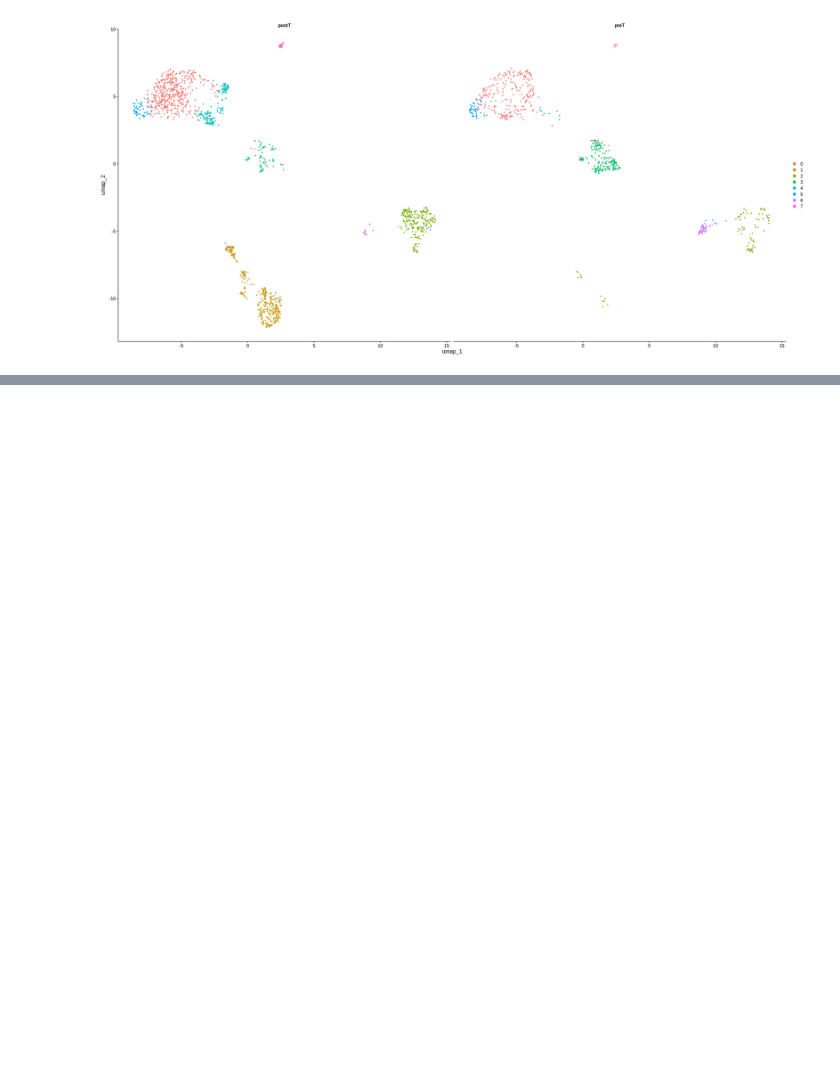
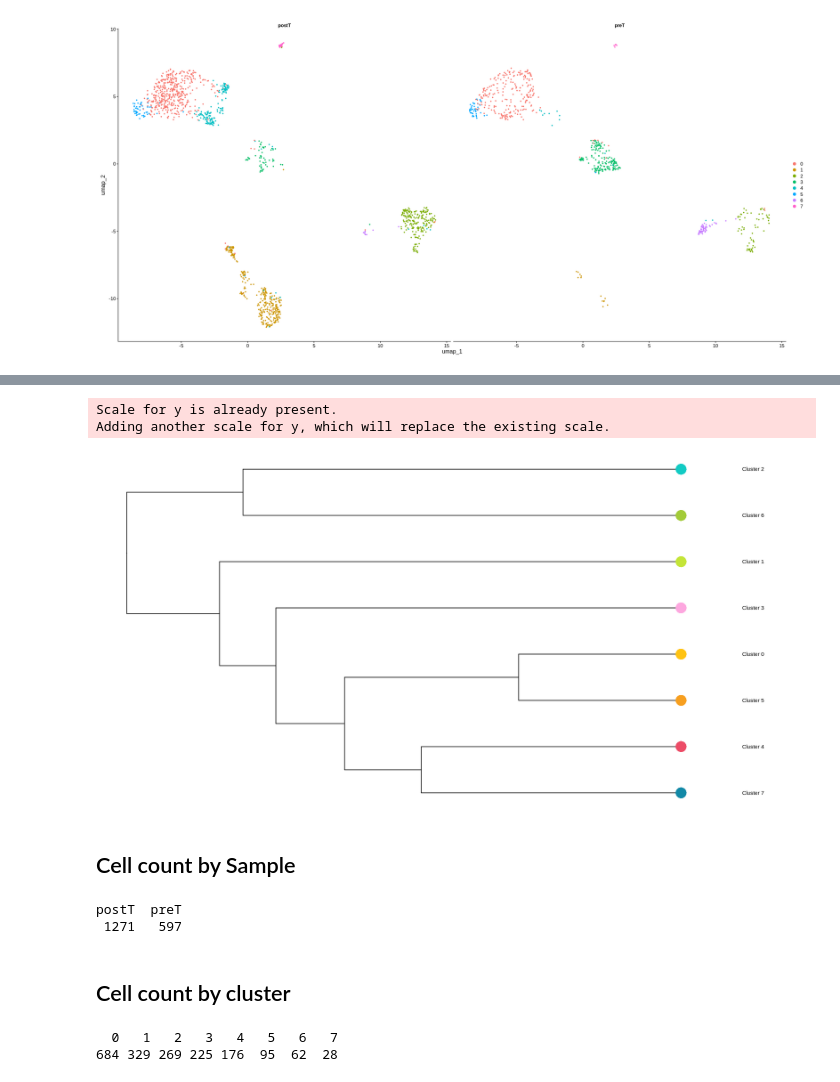
Before and after one commit to anwaruddin1/Bioinformatics-Workshop, a Jupyter notebook: 01_scRNAseq_analysis.ipynb, the cells around one changed output, grey strips where cells are left out. Drawn from its saved outputs; the diff is of its cells as text; code cells hidden in the pictures; blank space fills up the shorter version.

```diff
--- a/01_scRNAseq_analysis.ipynb
+++ b/01_scRNAseq_analysis.ipynb
@@ -664,0 +680,23 @@ A data.frame: 6 × 10
+# %%
+custom_colors <- list()
+
+colors_dutch <- c(
+  '#FFC312','#C4E538','#12CBC4','#FDA7DF','#ED4C67',
+  '#F79F1F','#A3CB38','#1289A7','#D980FA','#B53471',
+  '#EE5A24','#009432','#0652DD','#9980FA','#833471',
+  '#EA2027','#006266','#1B1464','#5758BB','#6F1E51'
+)
+
+colors_spanish <- c(
+  '#40407a','#706fd3','#f7f1e3','#34ace0','#33d9b2',
+  '#2c2c54','#474787','#aaa69d','#227093','#218c74',
+  '#ff5252','#ff793f','#d1ccc0','#ffb142','#ffda79',
+  '#b33939','#cd6133','#84817a','#cc8e35','#ccae62'
+)
+
+custom_colors$discrete <- c(colors_dutch, colors_spanish)
+
+custom_colors$cell_cycle <- setNames(
+  c('#45aaf2', '#f1c40f', '#e74c3c', '#7f8c8d'),
+  c('G1',      'S',       'G2M',     '-')
+)
@@ -664,0 +801,38 @@ A data.frame: 6 × 10
+# %%
+seurat <- BuildClusterTree(
+  obj_combined.integrated_res,
+  dims = 1:15,
+  reorder = FALSE,
+  reorder.numeric = FALSE
+)
+# %%
+tree <- seurat@tools$BuildClusterTree
+tree$tip.label <- paste0("Cluster ", tree$tip.label)
+
+p <- ggtree::ggtree(tree, aes(x, y)) +
+  scale_y_reverse() +
+  ggtree::geom_tree() +
+  ggtree::theme_tree() +
+  ggtree::geom_tiplab(offset = 1) +
+  ggtree::geom_tippoint(color = custom_colors$discrete[1:length(tree$tip.label)], shape = 16, size = 10) +
+  coord_cartesian(clip = 'off') +
+  theme(plot.margin = unit(c(0,2.5,0,0), 'cm'))
+p
+# %% [output]
+Scale for y is already present.
+Adding another scale for y, which will replace the existing scale.
+[figure, added]
+# %% [markdown]
+## Cell count by Sample
+# %%
+table(obj_combined.integrated_res$orig.ident)
+# %% [output]
+postT  preT
+ 1271   597
+# %% [markdown]
+## Cell count by cluster
+# %%
+table(obj_combined.integrated_res$seurat_clusters)
+# %% [output]
+  0   1   2   3   4   5   6   7
+684 329 269 225 176  95  62  28
```
Also changed, not shown: parts of 22 cells of this notebook.
